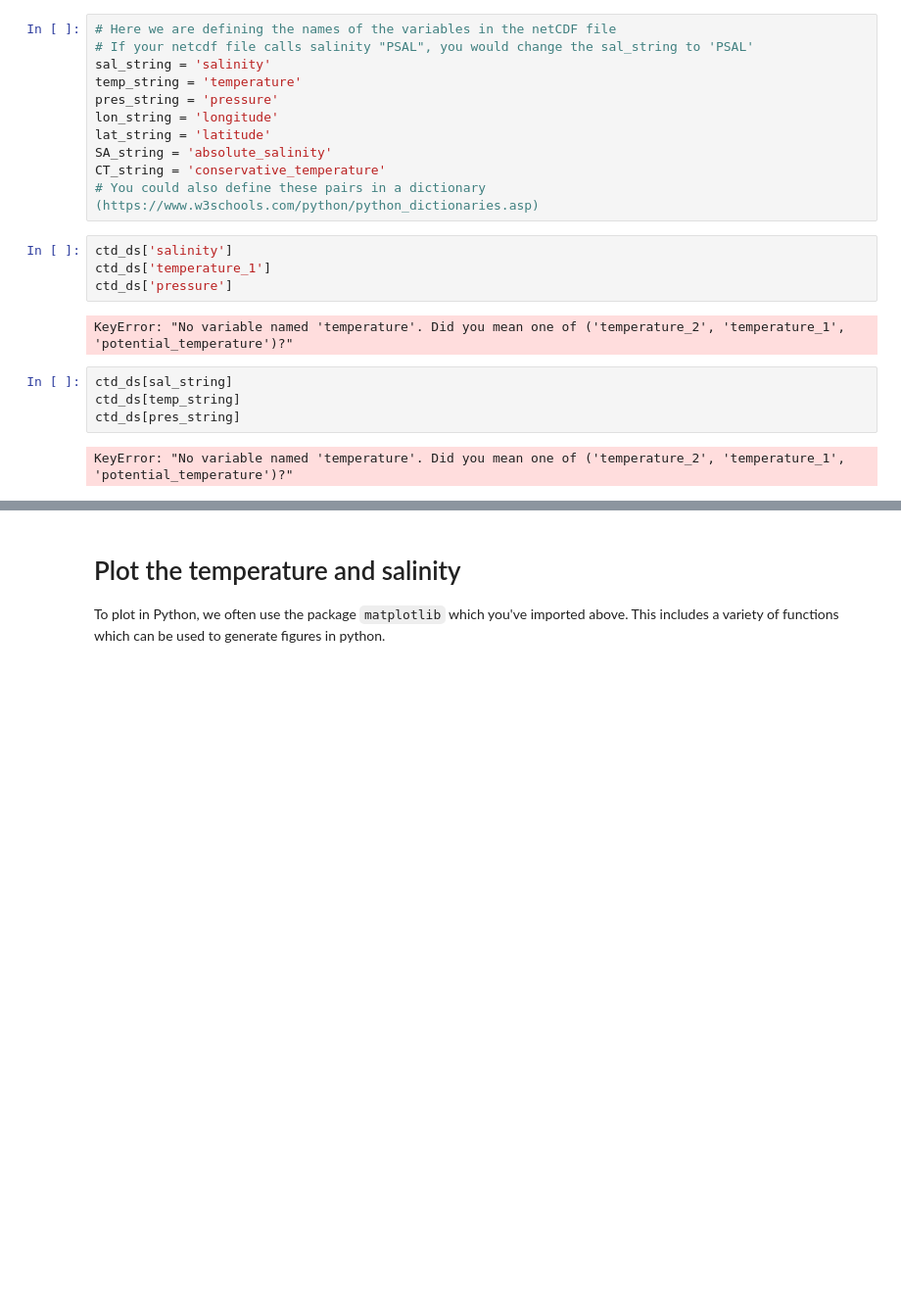
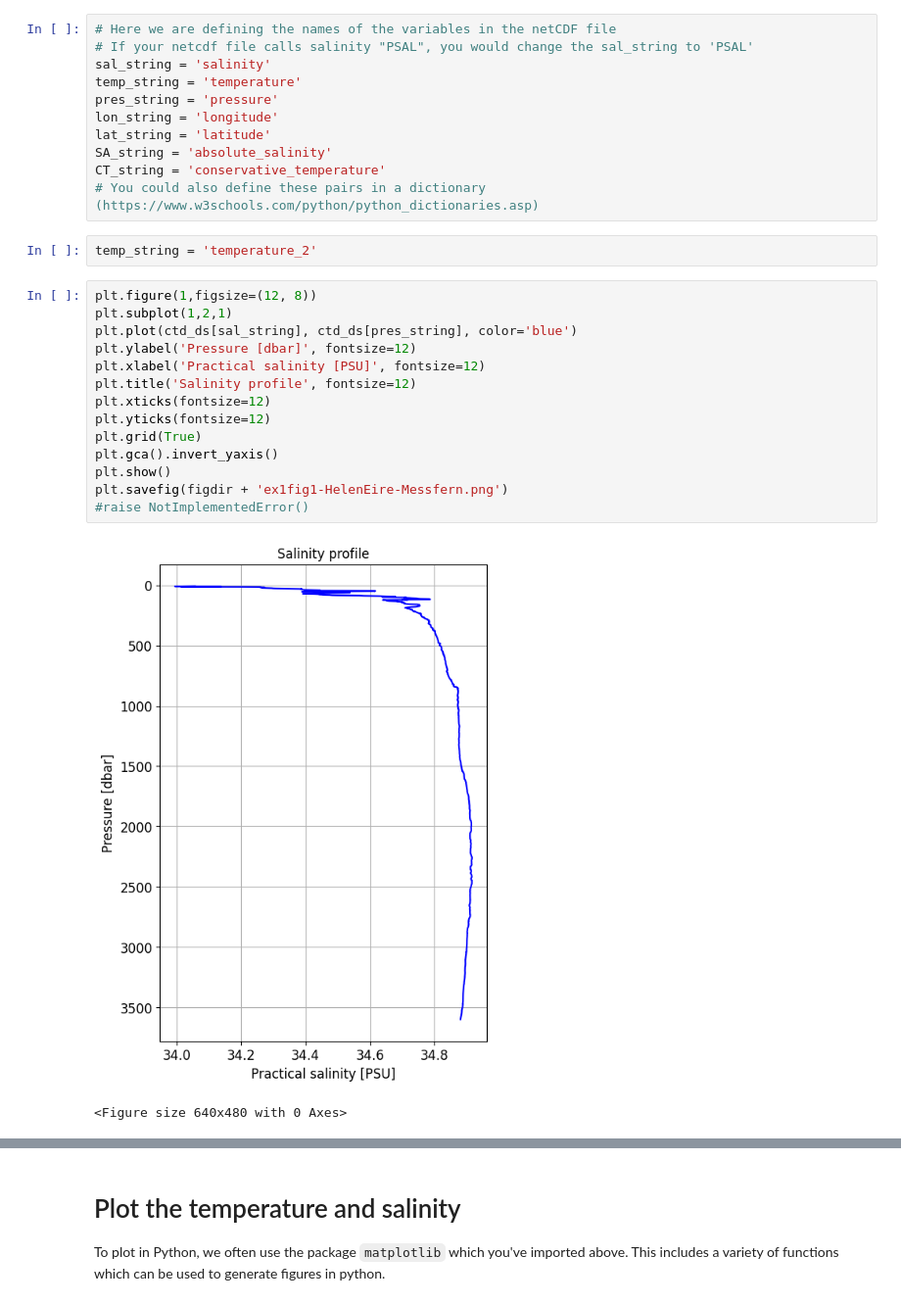
Before and after one commit to ifmeo-courses/messfern-1-ctd-HelenEire-1, a Jupyter notebook: src/assignment.ipynb, the cells around one changed output, grey strips where cells are left out. Shown at 98% size. Drawn from its saved outputs; the diff is of its cells as text; blank space fills up the shorter version.

Commit message:
Think I managed to plot temp and salinity but perhaps sides (left /right ) inverted .not sure how to change if both should be on same page /view , if so, how

```diff
--- a/src/assignment.ipynb
+++ b/src/assignment.ipynb
@@ -199,15 +199,22 @@ lat_string = 'latitude'
 SA_string = 'absolute_salinity'
 CT_string = 'conservative_temperature'
 # You could also define these pairs in a dictionary (https://www.w3schools.com/python/python_dictionaries.asp)
-# %%
-ctd_ds['salinity']
-ctd_ds['temperature_1']
-ctd_ds['pressure']
-# %% [output]
-KeyError: "No variable named 'temperature'. Did you mean one of ('temperature_2', 'temperature_1', 'potential_temperature')?"
-# %%
-ctd_ds[sal_string]
-ctd_ds[temp_string]
-ctd_ds[pres_string]
-# %% [output]
-KeyError: "No variable named 'temperature'. Did you mean one of ('temperature_2', 'temperature_1', 'potential_temperature')?"
+# %%
+temp_string = 'temperature_2'
+# %%
+plt.figure(1,figsize=(12, 8))
+plt.subplot(1,2,1)
+plt.plot(ctd_ds[sal_string], ctd_ds[pres_string], color='blue')
+plt.ylabel('Pressure [dbar]', fontsize=12)
+plt.xlabel('Practical salinity [PSU]', fontsize=12)
+plt.title('Salinity profile', fontsize=12)
+plt.xticks(fontsize=12)
+plt.yticks(fontsize=12)
+plt.grid(True)
+plt.gca().invert_yaxis()
+plt.show()
+plt.savefig(figdir + 'ex1fig1-HelenEire-Messfern.png')
+#raise NotImplementedError()
+# %% [output]
+[figure, added]
+<Figure size 640x480 with 0 Axes>
```
Also changed, not shown: parts of 3 cells of this notebook.
